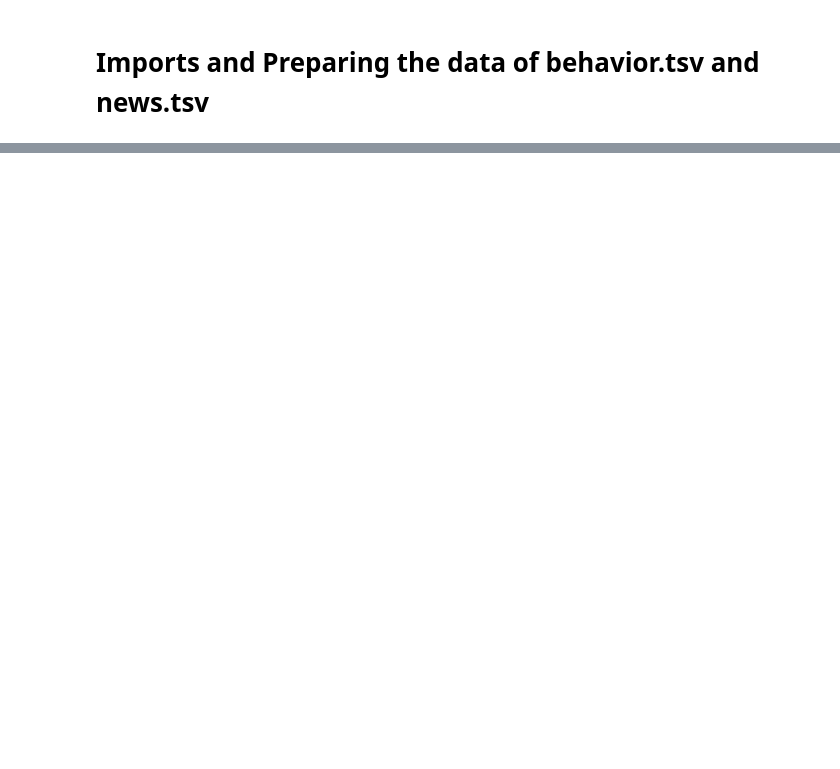
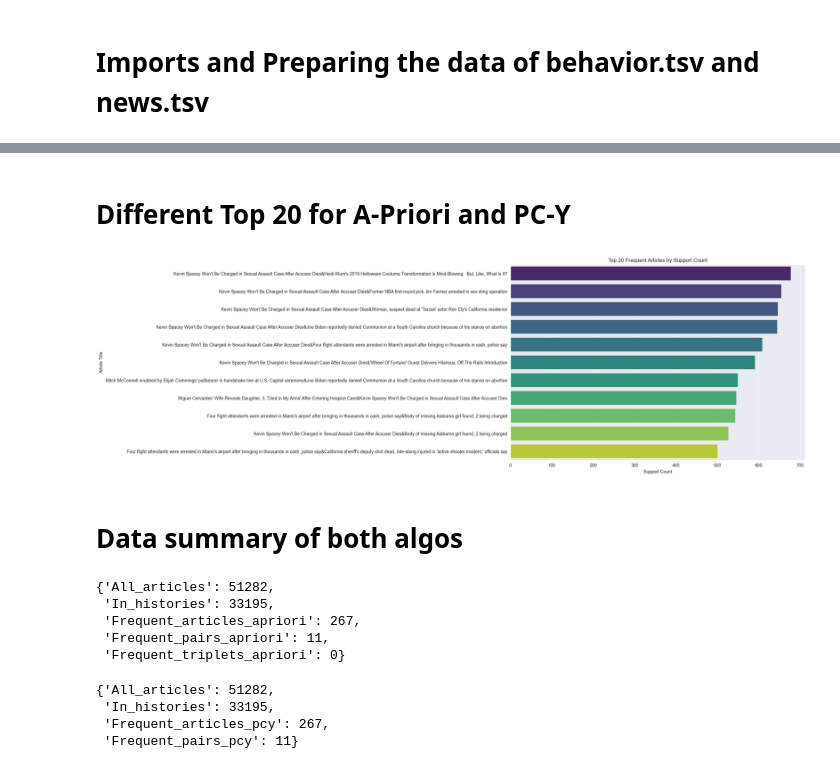
Before and after one commit to Jus-tiine/CTDS, a Jupyter notebook: FrequentPattern.ipynb, the cells around one changed output, grey strips where cells are left out. Cells and saved outputs as stored; diff of their text form; code cells hidden in the pictures; blank space fills up the shorter version.

```diff
--- a/FrequentPattern.ipynb
+++ b/FrequentPattern.ipynb
@@ -198,0 +272,68 @@ Number of frequent pairs: 23
+# %% [markdown]
+# Different Top 20 for A-Priori and PC-Y
+# %%
+pairs_list_apriori = list(frequent_pairs_pcy.items())
+sorted_pairs_apriori = sorted(pairs_list_apriori, key=lambda x: x[1], reverse=True)
+top_10_apriori = sorted_pairs_apriori[:20]
+
+pairs_list_pcy = list(frequent_pairs_pcy.items())
+sorted_pairs_pcy = sorted(pairs_list_pcy, key=lambda x: x[1], reverse=True)
+top_10_pcy = sorted_pairs_pcy[:20]
+
+if top_10_apriori == top_10_pcy:
+
+    apriori_pairs = []
+    apriori_counts = []
+    for pair, count in top_10_apriori:
+        title = str(news_title_dict[pair[0]]) + "&" + str(news_title_dict[pair[1]])
+        apriori_pairs.append(title)
+        apriori_counts.append(count)
+
+    plot_data = pd.DataFrame({
+        'Title': apriori_pairs,
+        'Count': apriori_counts})
+
+    plt.figure(figsize=(12, 8))
+    sns.barplot(data=plot_data, x='Count', y='Title', hue='Title', dodge=False, legend=False, palette='viridis')
+
+    plt.title("Top 20 Frequent Articles by Support Count")
+    plt.xlabel("Support Count")
+    plt.ylabel("Article Title")
+    plt.show()
+
+else:
+    "Different Top 20 for A-priori and PC-Y"
+# %% [output]
+[figure, added]
+# %% [markdown]
+# Data summary of both algos
+# %%
+all_data_apriori = {
+    "All_articles": len(articles_all),
+    "In_histories": len(articles_count),
+    "Frequent_articles_apriori": len(frequent_articles_apriori),
+    "Frequent_pairs_apriori": len(frequent_pairs_apriori),
+    "Frequent_triplets_apriori": len(frequent_triplets)
+    #"Frequent_quadruplets_apriori": len(frequent_quadruplets)
+}
+all_data_apriori
+# %% [output]
+{'All_articles': 51282,
+ 'In_histories': 33195,
+ 'Frequent_articles_apriori': 267,
+ 'Frequent_pairs_apriori': 11,
+ 'Frequent_triplets_apriori': 0}
+# %%
+
+all_data_pcy = {
+    "All_articles": len(articles_all),
+    "In_histories": len(articles_count),
+    "Frequent_articles_pcy": len(frequent_items),
+    "Frequent_pairs_pcy": len(frequent_pairs_pcy)
+}
+all_data_pcy
+# %% [output]
+{'All_articles': 51282,
+ 'In_histories': 33195,
+ 'Frequent_articles_pcy': 267,
+ 'Frequent_pairs_pcy': 11}
```
Also changed, not shown: parts of 22 cells of this notebook.
